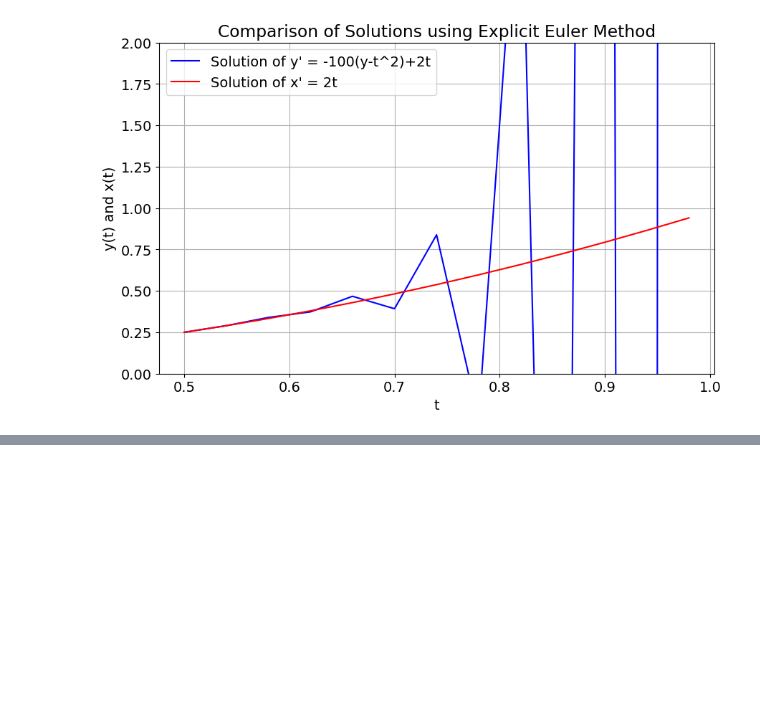
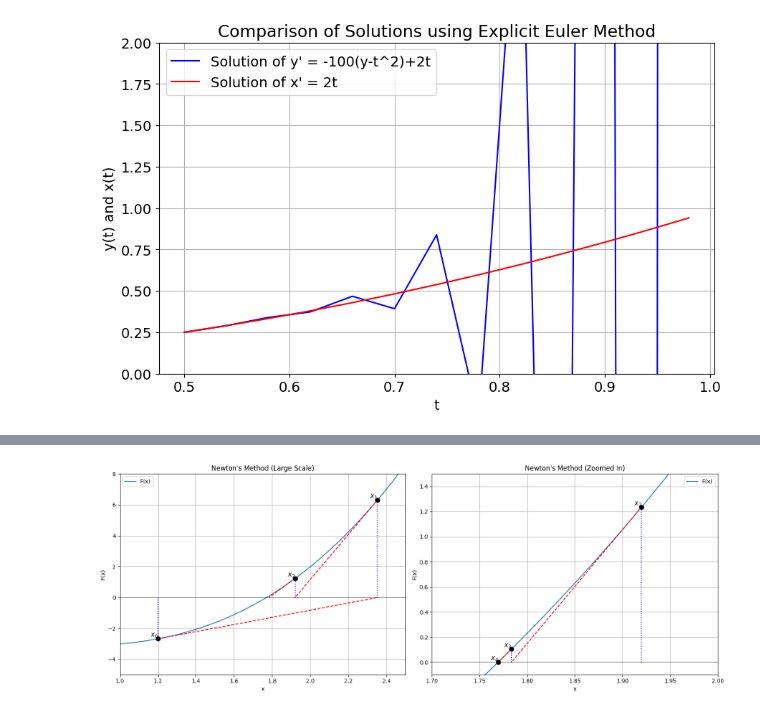
Before and after one commit to jbrezmorf/ODE_course, a Jupyter notebook: jupyter notebooks/05 - Implicit Euler Method.ipynb, the cells around one changed output, grey strips where cells are left out. Drawn from its saved outputs; the diff is of its cells as text; code cells hidden in the pictures; blank space fills up the shorter version.

Commit message:
Update 05, Newton algo

```diff
--- a/jupyter notebooks/05 - Implicit Euler Method.ipynb
+++ b/jupyter notebooks/05 - Implicit Euler Method.ipynb
@@ -498,0 +460,87 @@ we can formulate Newton method for the system of equations as follows:
+# %%
+import numpy as np
+import matplotlib.pyplot as plt
+
+# Define the nonlinear function and its derivative
+def F(x):
+    return x**3 - 2*x - 2
+
+def F_prime(x):
+    return 3*x**2 - 2
+
+def plot_newton_iteration(ax, i, x0, n_iter, x_range, y_range, title):
+    """
+    Plots Newton's method iterations.
+
+    Parameters:
+    - ax: Matplotlib axis to plot on.
+    - i: Iteration index for labeling.
+    - x_i: Initial guess for the root.
+    - n_iter: Number of iterations to perform.
+    - x_range: Tuple for the x-axis range (min, max).
+    - y_range: Tuple for the y-axis range (min, max).
+    - title: Title of the plot.
+    """
+    # Generate x values for plotting the function
+    x = np.linspace(*x_range, 400)
+    y = F(x)
+
+    # Plot the function
+    ax.plot(x, y, label='F(x)')
+
+    x_i = x0
+    # Perform Newton's method
+    for iteration in range(i + n_iter):
+        # Compute F(x_i) and F'(x_i)
+        y_i = F(x_i)
+        y_prime_i = F_prime(x_i)
+
+        if i <= iteration:
+            # Plot tangent line at (x_i, F(x_i)) up to the x-axis
+            tangent_intersect_x = x_i - y_i / y_prime_i
+            tangent_x = np.linspace(x_i, tangent_intersect_x, 100)
+            tangent_y = y_i + y_prime_i * (tangent_x - x_i)
+            ax.plot(tangent_x, tangent_y, 'r--')
+
+            # Plot vertical line connecting (x_i, 0) to (x_i, F(x_i))
+            ax.plot([x_i, x_i], [0, y_i], 'b:')
+
+            # Emphasize and label the iteration point
+            ax.plot(x_i, y_i, 'ko', markersize=8)
+            ax.text(x_i, y_i, f'$x_{{{iteration}}}$', fontsize=12, verticalalignment='bottom', horizontalalignment='right')
+
+        # Perform Newton-Raphson iteration
+        x_i = x_i - y_i / y_prime_i
+
+    # Add labels, title, and styling
+    ax.axhline(0, color='black', linewidth=0.5)
+    ax.axvline(0, color='black', linewidth=0.5)
+    ax.set_xlim(*x_range)
+    ax.set_ylim(*y_range)
+    ax.set_xlabel('x')
+    ax.set_ylabel('F(x)')
+    ax.set_title(title)
+    ax.legend()
+    ax.grid(True)
+
+# Initialize parameters
+x0 = 1.2
+large_scale_x_range = (1.0, 2.5)
+large_scale_y_range = (-5, 8)
+zoom_x_range = (1.7, 2)
+zoom_y_range = (-0.1, 1.5)
+
+# Create the figure and axes for side-by-side plots
+fig, ax = plt.subplots(1, 2, figsize=(16, 6))
+
+# Plot large-scale iterations
+plot_newton_iteration(ax[0], i=0, x0=x0, n_iter=3, x_range=large_scale_x_range, y_range=large_scale_y_range, title="Newton's Method (Large Scale)")
+
+# Plot zoomed-in iterations
+plot_newton_iteration(ax[1], i=2, x0=x0, n_iter=3, x_range=zoom_x_range, y_range=zoom_y_range, title="Newton's Method (Zoomed In)")
+
+# Adjust layout and show plots
+plt.tight_layout()
+plt.show()
+# %% [output]
+[figure, added]
```
Also changed, not shown: parts of 3 cells of this notebook.
